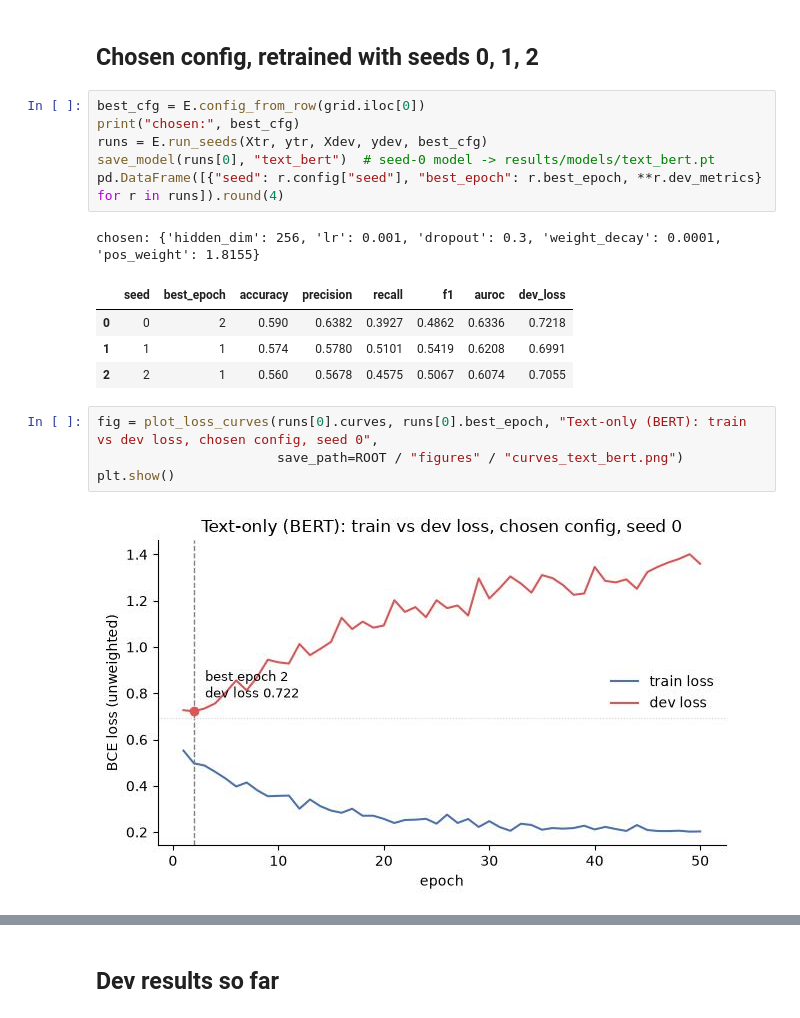
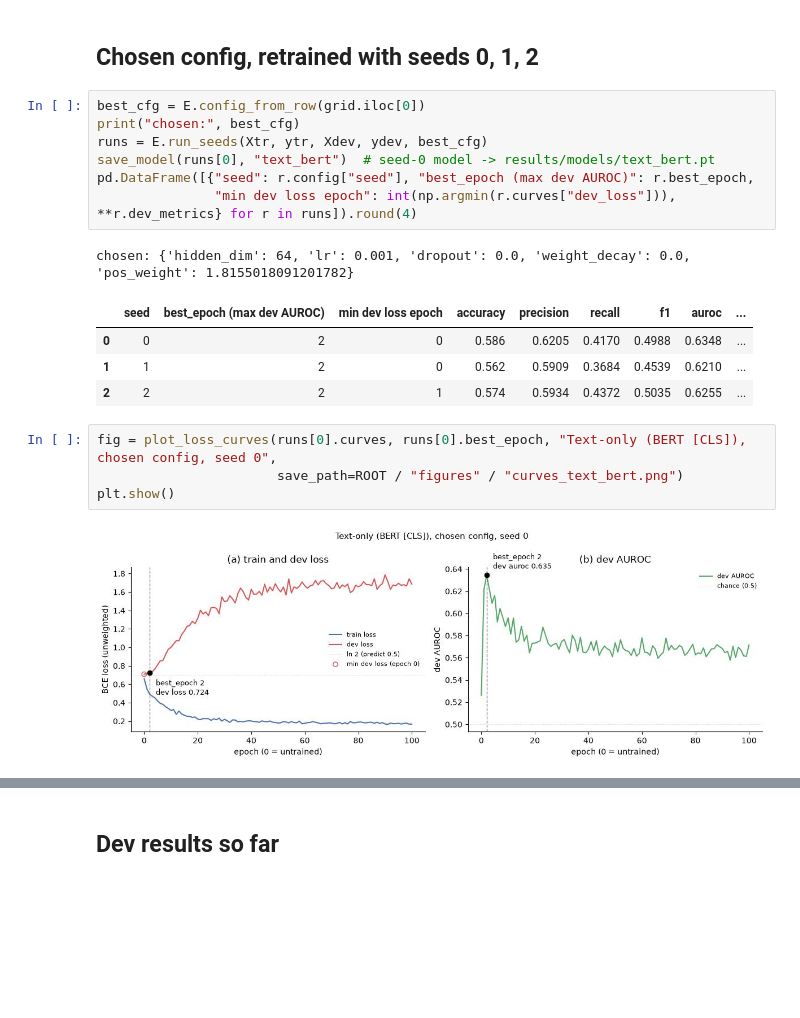
Before and after one commit to LUCIFER5671/hateful-memes, a Jupyter notebook: notebooks/lab3.ipynb, the cells around one changed output, grey strips where cells are left out. Saved outputs shown, nothing was run; the diff lists cells and outputs as text; blank space fills up the shorter version.

Commit message:
Step 4 fix: early stopping on dev AUROC, slower LRs

```diff
--- a/notebooks/lab3.ipynb
+++ b/notebooks/lab3.ipynb
@@ -181,16 +188,17 @@ best_cfg = E.config_from_row(grid.iloc[0])
 print("chosen:", best_cfg)
 runs = E.run_seeds(Xtr, ytr, Xdev, ydev, best_cfg)
 save_model(runs[0], "text_bert")  # seed-0 model -> results/models/text_bert.pt
-pd.DataFrame([{"seed": r.config["seed"], "best_epoch": r.best_epoch, **r.dev_metrics} for r in runs]).round(4)
+pd.DataFrame([{"seed": r.config["seed"], "best_epoch (max dev AUROC)": r.best_epoch,
+               "min dev loss epoch": int(np.argmin(r.curves["dev_loss"])), **r.dev_metrics} for r in runs]).round(4)
 # %% [output]
-chosen: {'hidden_dim': 256, 'lr': 0.001, 'dropout': 0.3, 'weight_decay': 0.0001, 'pos_weight': 1.8155}
+chosen: {'hidden_dim': 64, 'lr': 0.001, 'dropout': 0.0, 'weight_decay': 0.0, 'pos_weight': 1.8155018091201782}
-|  | seed | best_epoch | accuracy | precision | recall | f1 | auroc | dev_loss |
-| 0 | 0 | 2 | 0.590 | 0.6382 | 0.3927 | 0.4862 | 0.6336 | 0.7218 |
-| 1 | 1 | 1 | 0.574 | 0.5780 | 0.5101 | 0.5419 | 0.6208 | 0.6991 |
-| 2 | 2 | 1 | 0.560 | 0.5678 | 0.4575 | 0.5067 | 0.6074 | 0.7055 |
+|  | seed | best_epoch (max dev AUROC) | min dev loss epoch | accuracy | precision | recall | f1 | auroc | ... |
+| 0 | 0 | 2 | 0 | 0.586 | 0.6205 | 0.4170 | 0.4988 | 0.6348 | ... |
+| 1 | 1 | 2 | 0 | 0.562 | 0.5909 | 0.3684 | 0.4539 | 0.6210 | ... |
+| 2 | 2 | 2 | 1 | 0.574 | 0.5934 | 0.4372 | 0.5035 | 0.6255 | ... |
 # %%
-fig = plot_loss_curves(runs[0].curves, runs[0].best_epoch, "Text-only (BERT): train vs dev loss, chosen config, seed 0",
+fig = plot_loss_curves(runs[0].curves, runs[0].best_epoch, "Text-only (BERT [CLS]), chosen config, seed 0",
                        save_path=ROOT / "figures" / "curves_text_bert.png")
 plt.show()
 # %% [output]
-[figure, old version]
+[figure, new version]
```
Also changed, not shown: parts of 6 cells of this notebook, 6 other files.
